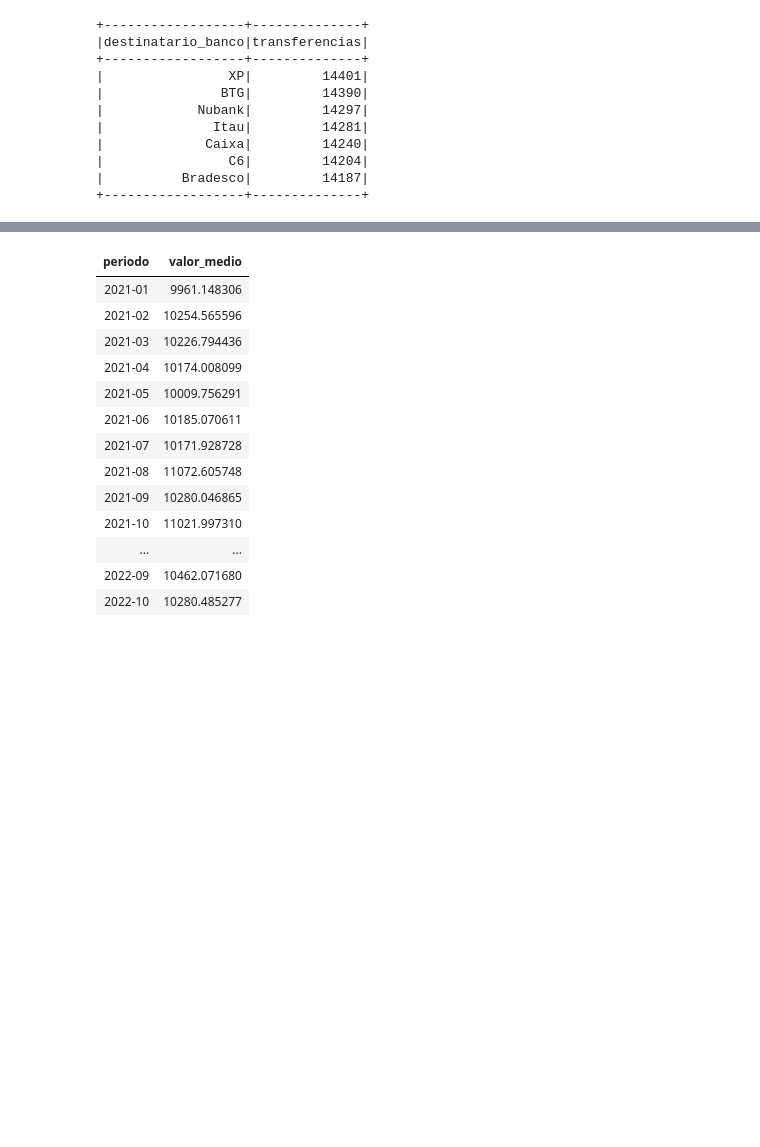
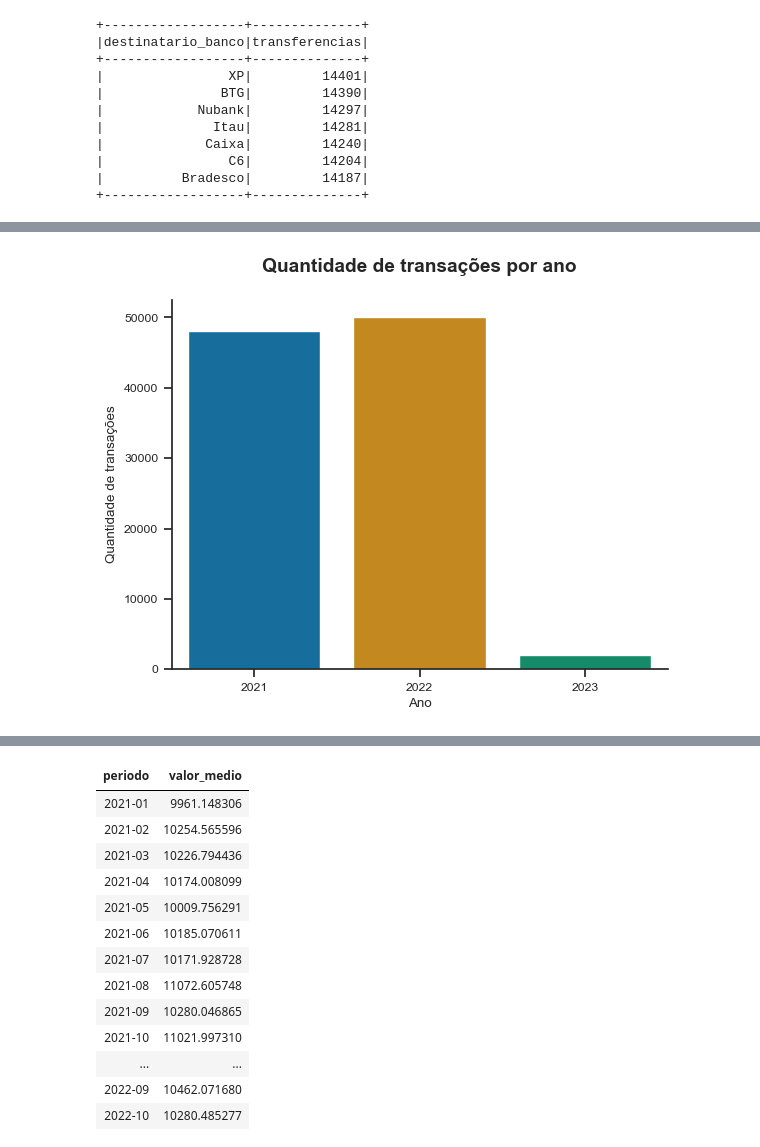
Before and after one commit to guipradow/pyspark_case_pix, a Jupyter notebook: notebook/case_pix.ipynb, the cells around one changed output, grey strips where cells are left out. Saved outputs shown, nothing was run; the diff lists cells and outputs as text; code cells hidden in the pictures; blank space fills up the shorter version.

```diff
--- a/notebook/case_pix.ipynb
+++ b/notebook/case_pix.ipynb
@@ -186,0 +283,24 @@ spark.sql(
+# %%
+# Quantidade de transferências por ano
+data = spark.sql(
+    '''
+    SELECT
+        YEAR(transaction_date) AS ano,
+        count(id_transacao) as transacoes
+    FROM
+        transacoes_pix
+    GROUP BY
+        ano
+    ORDER BY
+        transacoes DESC
+    '''
+).toPandas()
+
+sns.barplot(data=data, y='transacoes', x='ano', hue='ano', palette='colorblind', legend=False)
+sns.despine()
+plt.title('Quantidade de transações por ano')
+plt.xlabel('Ano')
+plt.ylabel('Quantidade de transações')
+sns.despine();
+# %% [output]
+[figure, added]
```
Also changed, not shown: parts of 8 cells of this notebook.
